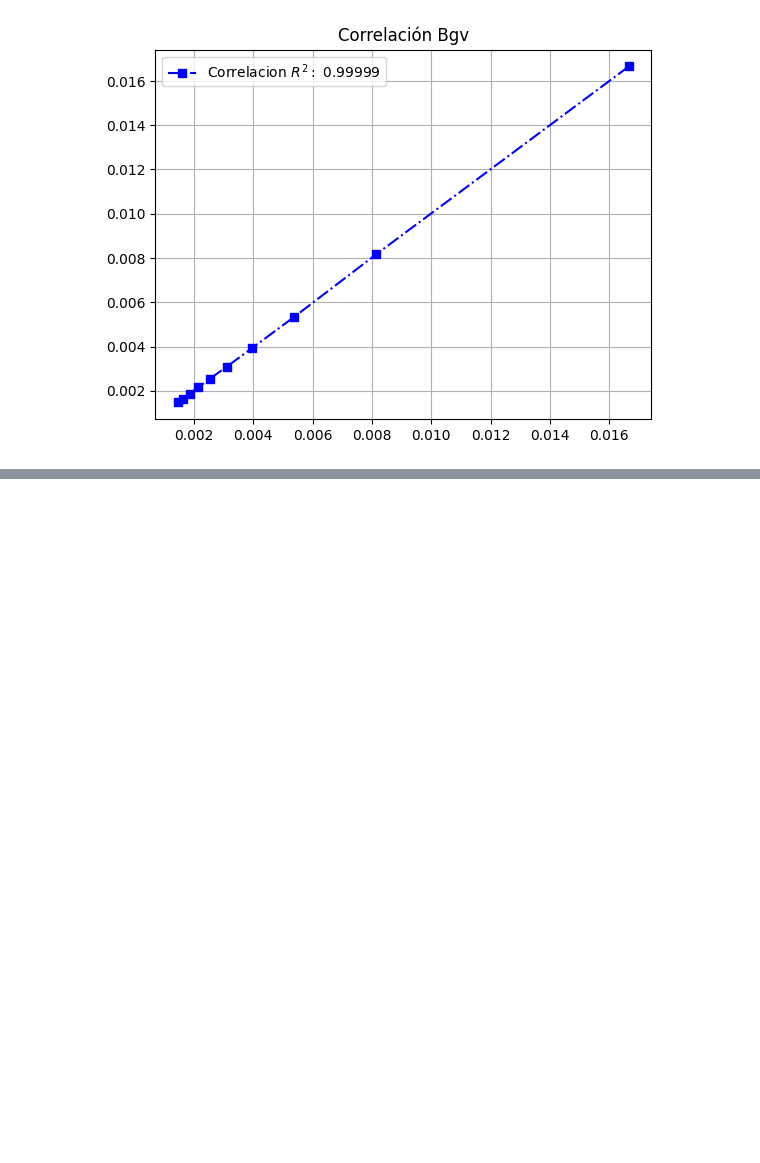
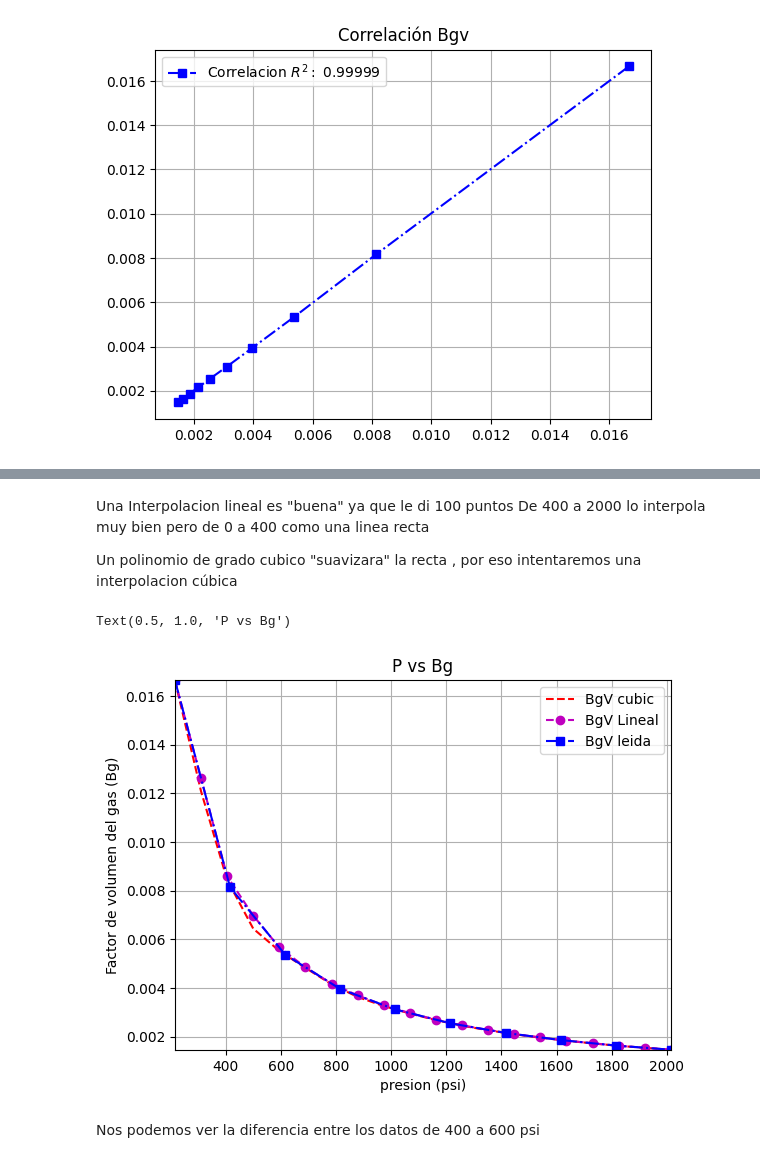
Before and after one commit to edisonc57/Neftepromyslovyye-zhidkosti-s-ispol-zovaniyem-Python, a Jupyter notebook: Объемный_коэффициент_газа.ipynb, the cells around one changed output, grey strips where cells are left out. Saved outputs shown, nothing was run; the diff lists cells and outputs as text; code cells hidden in the pictures; blank space fills up the shorter version.

```diff
--- a/Объемный_коэффициент_газа.ipynb
+++ b/Объемный_коэффициент_газа.ipynb
@@ -148,0 +169,25 @@ plt.grid()
+# %% [markdown]
+Una Interpolacion lineal es "buena" ya que le di 100 puntos
+De 400 a 2000 lo interpola muy bien
+pero de 0 a 400 como una linea recta
+
+Un polinomio de grado cubico "suavizara" la recta , por eso intentaremos  una interpolacion cúbica
+# %%
+spline= CubicSpline(press, BgV, bc_type= 'natural')
+BgV_cub= spline(pres_new)
+plt.plot(pres_new, BgV_cub, '--r', label = "BgV cubic")
+plt.plot(pres_new, BgV_il, '--mo', label = "BgV Lineal")
+plt.plot(press, BgV, '-.bs', label= 'BgV leida')
+#plt.plot(press, BgV, '-.bs', label= 'BgV leida')
+plt.xlim((np.min(press), np.max(press)))
+plt.ylim((np.min(BgV), np.max(BgV)))
+plt.xlabel('presion (psi)')
+plt.ylabel('Factor de volumen del gas (Bg)')
+plt.legend(loc=0)
+plt.grid()
+plt.title('P vs Bg')
+# %% [output]
+Text(0.5, 1.0, 'P vs Bg')
+[figure, added]
+# %% [markdown]
+Nos podemos ver la diferencia entre los datos de 400 a 600 psi
```
Also changed, not shown: parts of 2 cells of this notebook.
